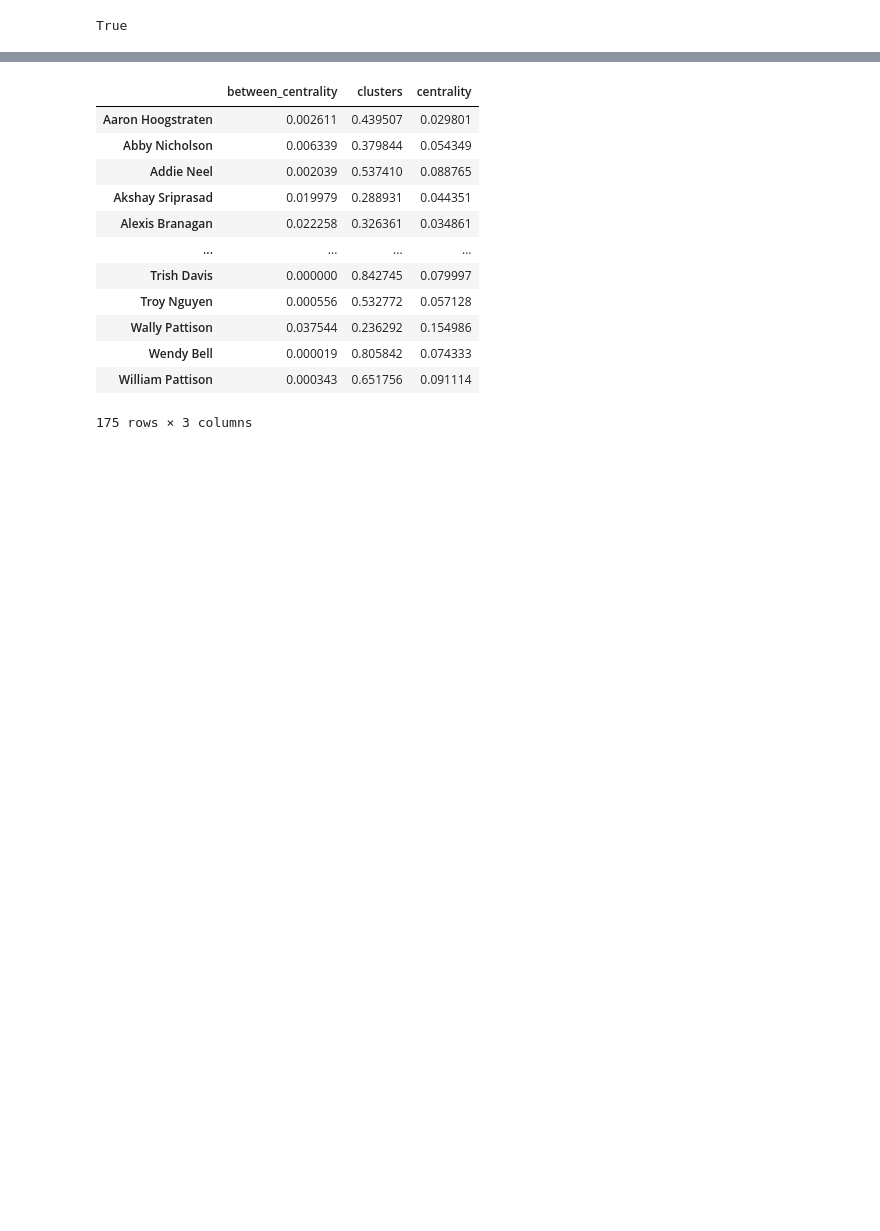
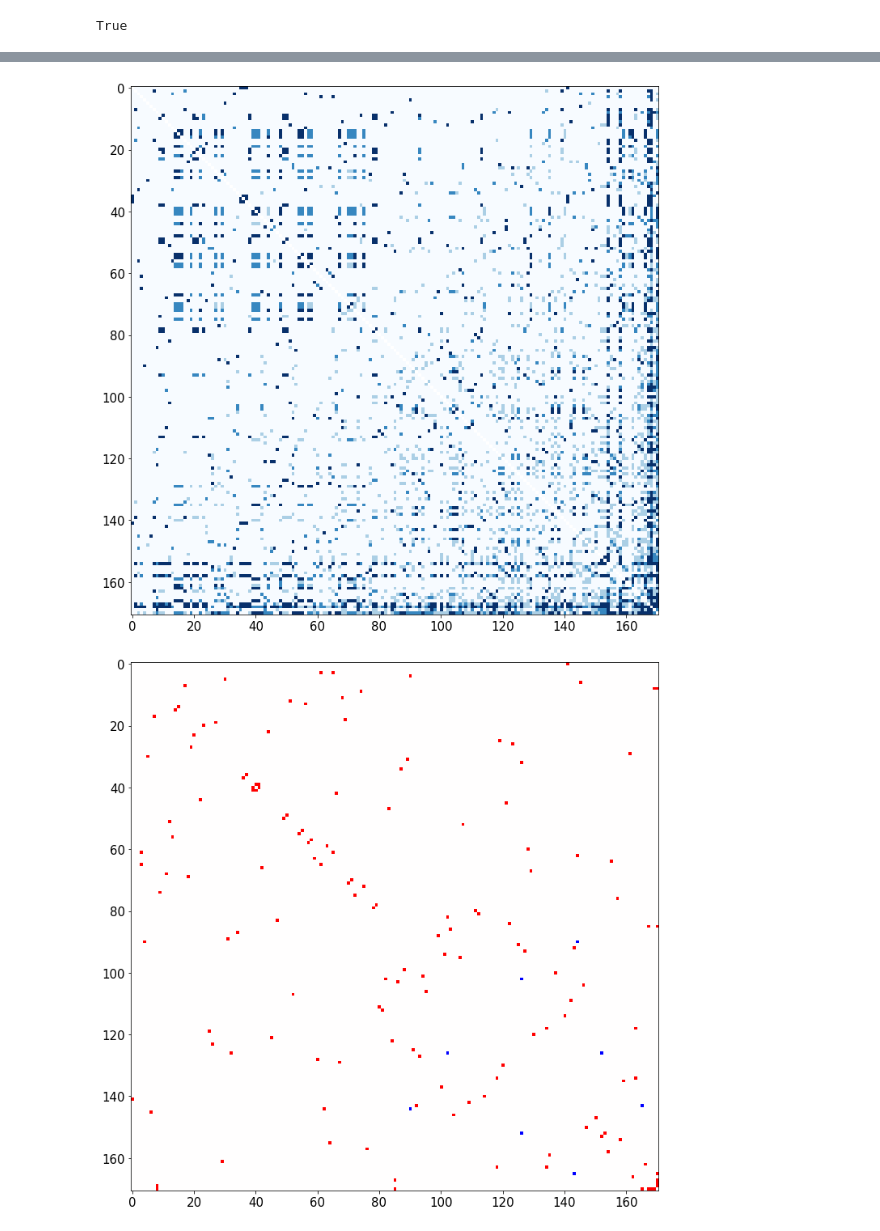
Before and after one commit to firstprinciples/wedding_prep, a Jupyter notebook: apeelx_wedding_prep/analyses/data_validation.ipynb, the cells around one changed output, grey strips where cells are left out. Cells and saved outputs as stored; diff of their text form; code cells hidden in the pictures; blank space fills up the shorter version.

```diff
--- a/apeelx_wedding_prep/analyses/data_validation.ipynb
+++ b/apeelx_wedding_prep/analyses/data_validation.ipynb
@@ -121,21 +120,19 @@ clusters = nx.clustering(graph, weight='relationship_strength')
 centrality = nx.eigenvector_centrality(graph, weight='relationship_strength')
 # %%
 df_analysis = pd.concat((pd.Series(between_centrality).sort_index(), pd.Series(clusters).sort_index(), pd.Series(centrality).sort_index()), axis=1, keys=['between_centrality', 'clusters', 'centrality'])
-df_analysis
+centrality_ordered = df_analysis.sort_values('centrality').index
+between_centrality_ordered = df_analysis.sort_values('between_centrality').index
-# %% [output]
-|  | between_centrality | clusters | centrality |
-| Aaron Hoogstraten | 0.002611 | 0.439507 | 0.029801 |
-| Abby Nicholson | 0.006339 | 0.379844 | 0.054349 |
-| Addie Neel | 0.002039 | 0.537410 | 0.088765 |
-| Akshay Sriprasad | 0.019979 | 0.288931 | 0.044351 |
-| Alexis Branagan | 0.022258 | 0.326361 | 0.034861 |
-| ... | ... | ... | ... |
-| Trish Davis | 0.000000 | 0.842745 | 0.079997 |
-| Troy Nguyen | 0.000556 | 0.532772 | 0.057128 |
-| Wally Pattison | 0.037544 | 0.236292 | 0.154986 |
-| Wendy Bell | 0.000019 | 0.805842 | 0.074333 |
-| William Pattison | 0.000343 | 0.651756 | 0.091114 |
-175 rows × 3 columns
+# %%
+plt.rcParams['figure.figsize'] = (12, 12)
+plt.rcParams['font.size'] = 15
+plt.imshow(relationship_mtx.loc[between_centrality_ordered, between_centrality_ordered].values, cmap='Blues', interpolation='nearest')
+plt.show()
+
+plt.imshow(constraint_mtx.loc[between_centrality_ordered, between_centrality_ordered].values, cmap='bwr', interpolation='nearest')
+plt.show()
+# %% [output]
+[figure, added]
+[figure, added]
 # %%
 nx.draw(graph, nx.kamada_kawai_layout(graph))#, with_labels=True, node_size=300, node_color='blue', edge_color='black', width=1, font_size=15)
 # %% [output]
```
Also changed, not shown: parts of 27 cells of this notebook, 9 other files.
